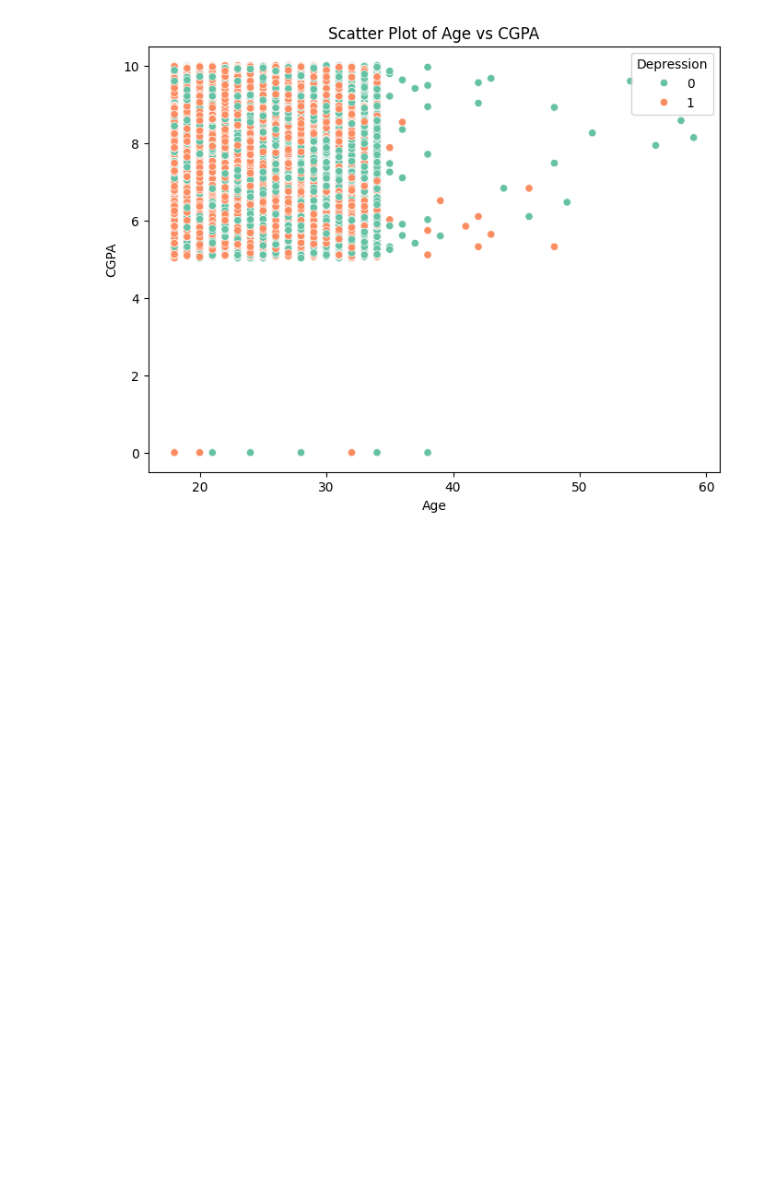
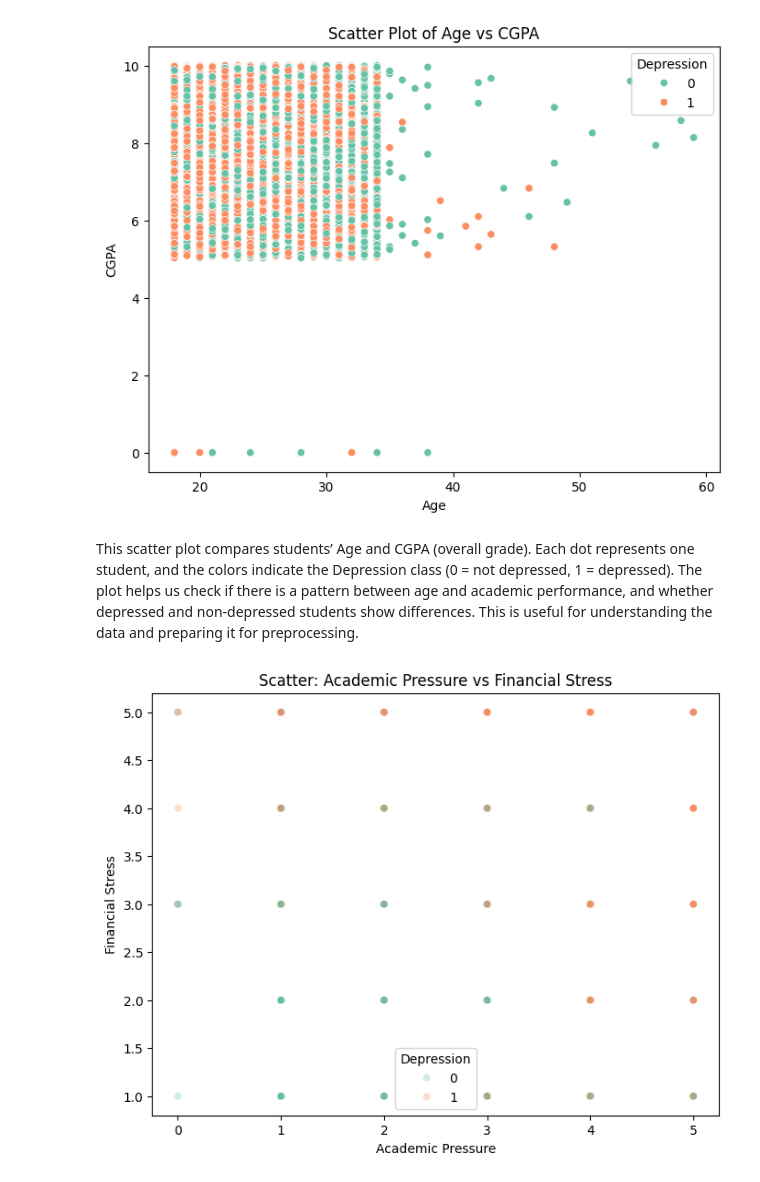
Before and after one commit to Deem-KSU/IT326-Group1-56546, a Jupyter notebook: Phase2.ipynb, the cells around one changed output. Saved outputs shown, nothing was run; the diff lists cells and outputs as text; code cells hidden in the pictures; blank space fills up the shorter version.

```diff
--- a/Phase2.ipynb
+++ b/Phase2.ipynb
@@ -171,3 +171,21 @@ plt.ylabel('CGPA')
 plt.show()
 # %% [output]
 [figure]
+# %% [markdown]
+This scatter plot compares students’ Age and CGPA (overall grade). Each dot represents one student, and the colors indicate the Depression class (0 = not depressed, 1 = depressed). The plot helps us check if there is a pattern between age and academic performance, and whether depressed and non-depressed students show differences. This is useful for understanding the data and preparing it for preprocessing.
+# %%
+plt.figure(figsize=(8,6))
+sns.scatterplot(
+    x='Academic Pressure',
+    y='Financial Stress',
+    data=raw_dataset,
+    hue='Depression',
+    alpha=0.3,           # transparency to handle overlapping
+    palette='Set2'
+)
+plt.title('Scatter: Academic Pressure vs Financial Stress')
+plt.xlabel('Academic Pressure')
+plt.ylabel('Financial Stress')
+plt.show()
+# %% [output]
+[figure, added]
```
Also changed, not shown: parts of 1 cell of this notebook.
